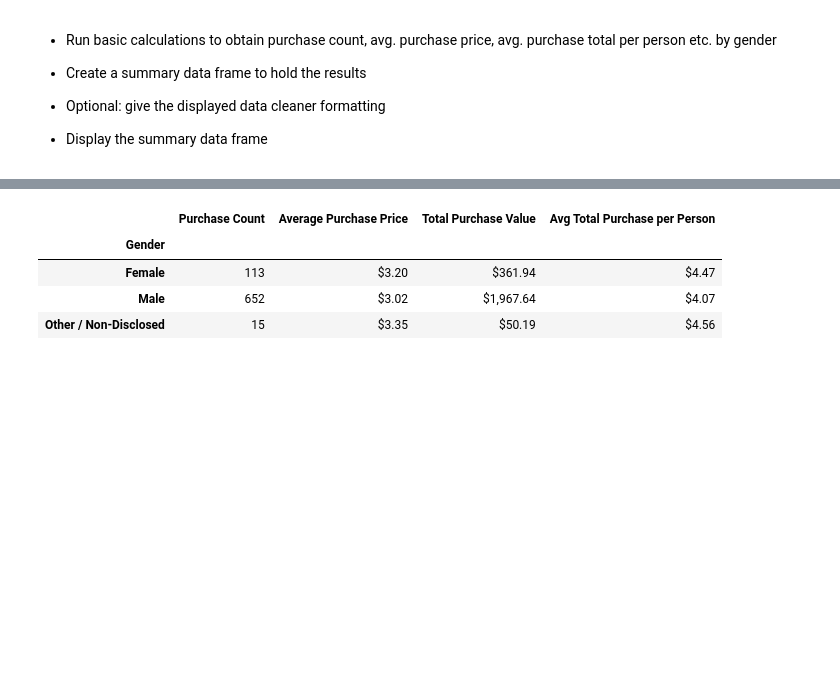
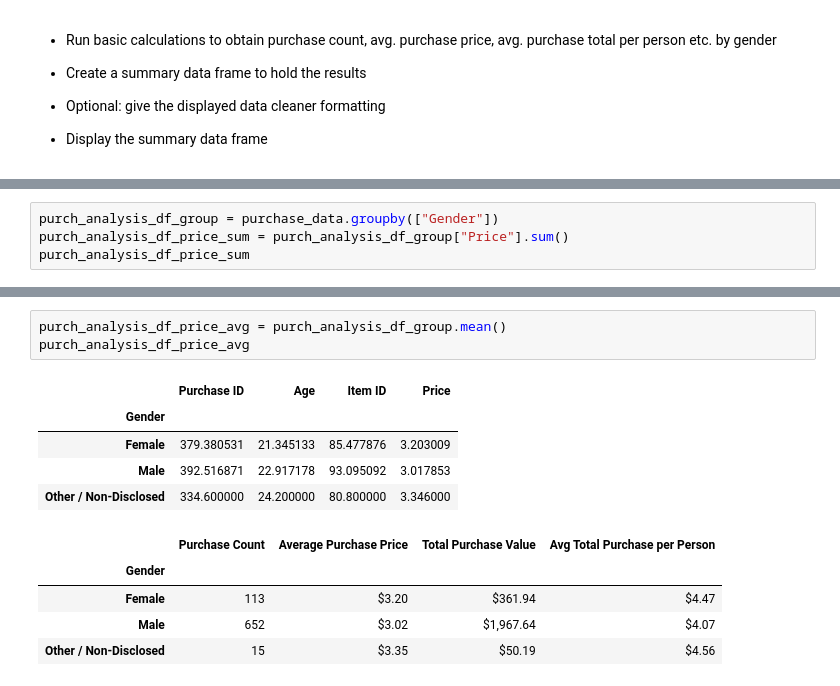
Before and after one commit to lcswsher/pandas_challenge, a Jupyter notebook: Homework_Pandas_Heros_of_Pymoli.ipynb, the cells around one changed output, grey strips where cells are left out. Saved outputs shown, nothing was run; the diff lists cells and outputs as text; blank space fills up the shorter version.

```diff
--- a/Homework_Pandas_Heros_of_Pymoli.ipynb
+++ b/Homework_Pandas_Heros_of_Pymoli.ipynb
@@ -96,0 +122,4 @@ TypeError: unsupported format string passed to Series.__format__
+# %%
+purch_analysis_df_group = purchase_data.groupby(["Gender"])
+purch_analysis_df_price_sum = purch_analysis_df_group["Price"].sum()
+purch_analysis_df_price_sum
@@ -97,3 +160,12 @@ TypeError: unsupported format string passed to Series.__format__
+# %%
+purch_analysis_df_price_avg = purch_analysis_df_group.mean()
+purch_analysis_df_price_avg
+# %% [output]
+|  | Purchase ID | Age | Item ID | Price |
+| Gender |  |  |  |  |
+| Female | 379.380531 | 21.345133 | 85.477876 | 3.203009 |
+| Male | 392.516871 | 22.917178 | 93.095092 | 3.017853 |
+| Other / Non-Disclosed | 334.600000 | 24.200000 | 80.800000 | 3.346000 |
 # %%
 # %% [output]
 |  | Purchase Count | Average Purchase Price | Total Purchase Value | Avg Total Purchase per Person |
```
Also changed, not shown: parts of 14 cells of this notebook.
